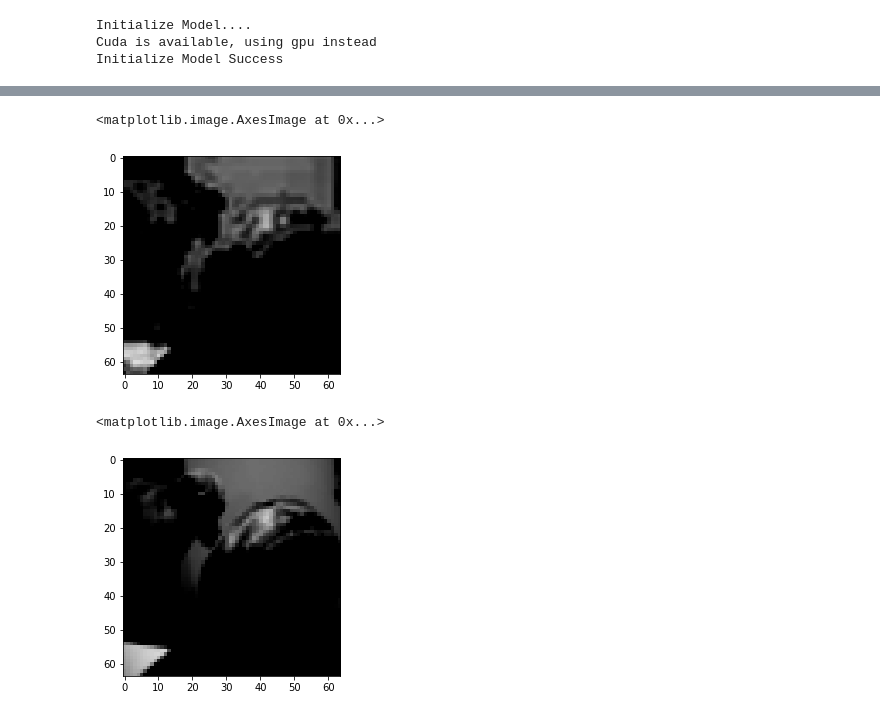
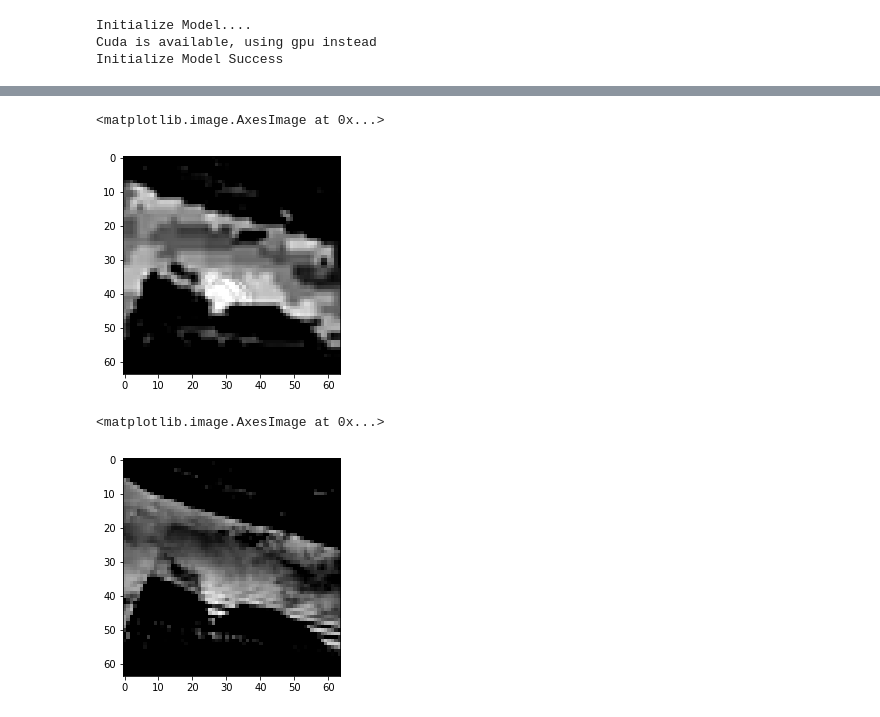
Before and after one commit to zesagata/modified-end-to-end-framework, a Jupyter notebook: end-to-end-framework-new-archi.ipynb, the cells around one changed output, grey strips where cells are left out. Drawn from its saved outputs; the diff is of its cells as text; code cells hidden in the pictures.

```diff
--- a/end-to-end-framework-new-archi.ipynb
+++ b/end-to-end-framework-new-archi.ipynb
@@ -101,7 +101,7 @@ def loss_function_l1(reconstructed_image,original_image):
     return nn.MSELoss(size_average=False)(reconstructed_image,original_image)
 
 def loss_function_l2(residual_image,decoded_image,original_image):
-    return nn.MSELoss(size_average=False)(residual_image,decoded_image-original_image)
+    return nn.MSELoss(size_average=False)(residual_image,original_image-decoded_image)
 
 
 print("Defining Class Success")
@@ -114,7 +114,7 @@ image_transform = transforms.Compose([
     transforms.Grayscale(num_output_channels=1),
     transforms.Resize(size=(64,64)),
     transforms.ToTensor(),
-    transforms.Normalize((0.5,),(0.5,))
+    transforms.Normalize((105.97411112882654,),(63.11390135470555,))
 ])
 
 
@@ -160,6 +160,9 @@ import time
 print("Begin Training....")
 comCNN.train()
 recCNN.train()
+graph_l1 = np.empty(50)
+graph_l2 = np.empty(50)
+
 for epoch in range(50):
     start = time.time()
     train_loss_1 = 0
@@ -175,7 +178,6 @@ for epoch in range(50):
 
         torch.cuda.empty_cache()
 
-
         # update beta with eq 5
 
         recCNNOptimizer.zero_grad()
@@ -186,6 +188,8 @@ for epoch in range(50):
             original_image=data.cuda()
         )
         loss2.backward()
+
+        train_loss_2 += loss2.item()
         recCNNOptimizer.step()
 
 
@@ -197,14 +201,15 @@ for epoch in range(50):
             original_image=data.cuda()
         )
         loss1.backward()
+        train_loss_1 += loss1.item()
         comCNNOptimizer.step()
-        train_loss_1 += loss1.item()
-        train_loss_2 += loss2.item()
         # print('Train Epoch: {} [{}/{} ({:.0f}%)]\tLoss: {:.6f} - {:.6f}'.format(
         #         epoch, batch_idx * len(data), len(train_loader.dataset),
         #         100. * batch_idx / len(train_loader),
         #         loss1.item() / len(data) , loss2.item()/len(data)))
     end = time.time()
+    graph_l1[epoch] = train_loss_1/len(train_loader.dataset)
+    graph_l2[epoch] = train_loss_2/len(train_loader.dataset)
     print('====> Epoch: {}\nAverage loss 1: {:.4f}\nAverage Loss 2: {:.4f}\nTime : {}'.format(
           epoch, train_loss_1/len(train_loader.dataset),train_loss_2/len(train_loader.dataset),(end-start)))
 print("Training Success")
@@ -239,8 +255,8 @@ def psnr(img1, img2):
     return 20 * math.log10(PIXEL_MAX / math.sqrt(mse))
 
 
-img1 = reconstructed_image[0][0].cpu().detach().numpy()*255.0
-img2 = data[0][0].cpu().detach().numpy()*255.0
+img1 = reconstructed_image[2][0].cpu().detach().numpy()*255.0
+img2 = data[2][0].cpu().detach().numpy()*255.0
 
 print(img1.shape)
 print(img2.shape)
@@ -253,10 +268,10 @@ print(psnr(img1,img2))
 # %%
-plt.imshow(img1, cmap='gray', vmin=0, vmax=255)
+fplt.imshow(img1, cmap='gray', vmin=0, vmax=255)
 # %% [output]
 <matplotlib.image.AxesImage at 0x...>
-[figure, old version]
+[figure, new version]
 # %%
 plt.imshow(img2, cmap='gray', vmin=0, vmax=255)
 # %% [output]
 <matplotlib.image.AxesImage at 0x...>
-[figure, old version]
+[figure, new version]
```
Also changed, not shown: parts of 4 cells of this notebook, 6 other files.
